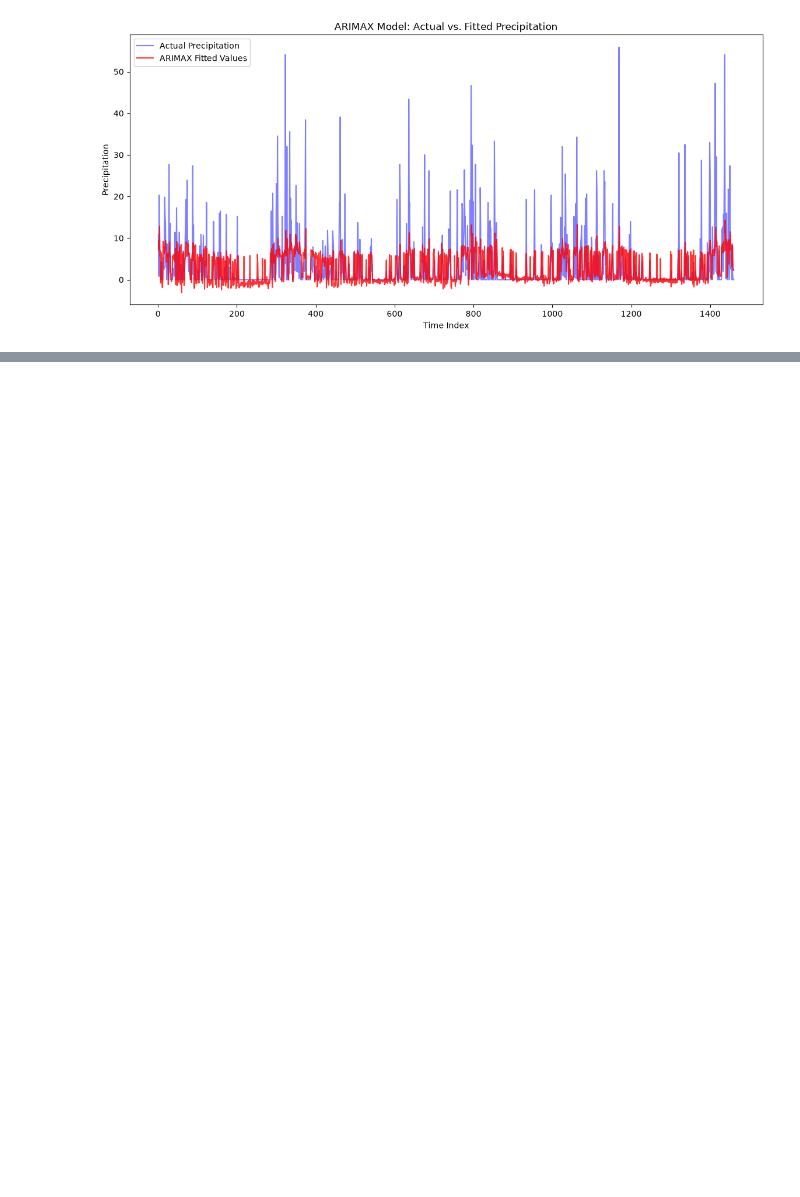
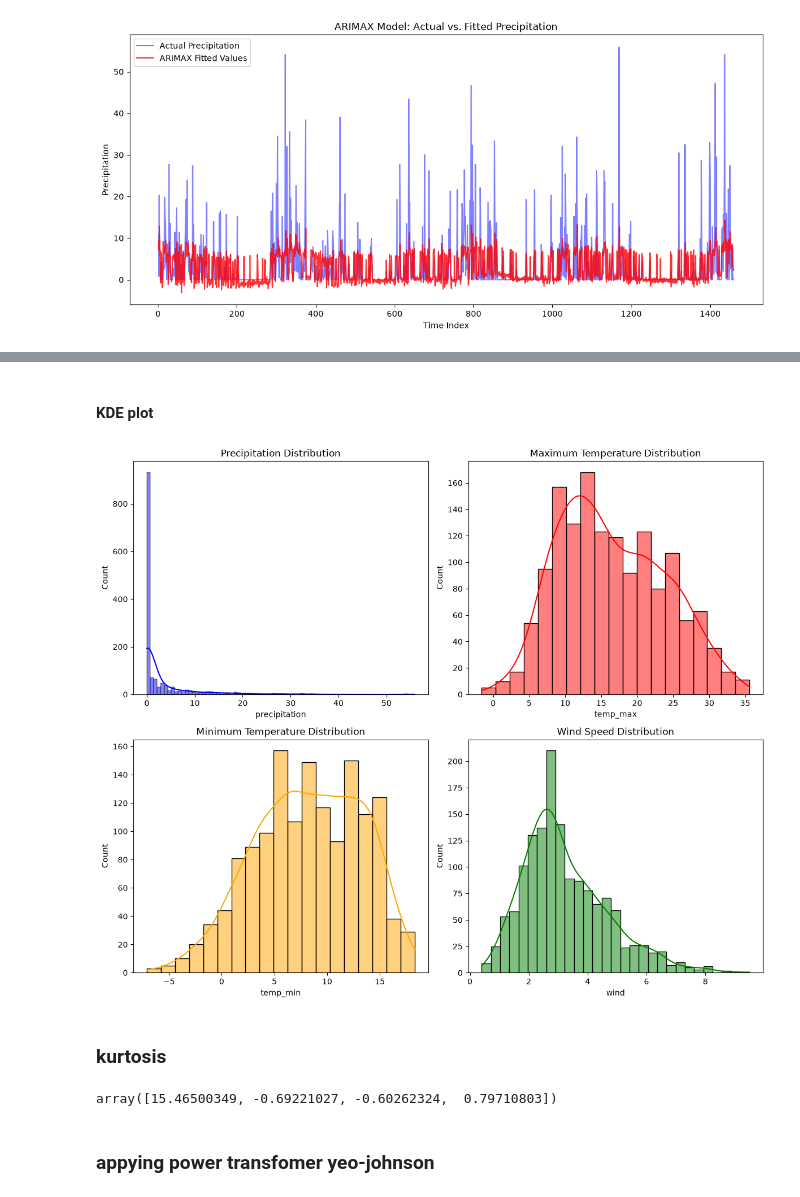
Before and after one commit to AnujThakur-ai/weather-analysis-and-prediction, a Jupyter notebook: weather.ipynb, the cells around one changed output, grey strips where cells are left out. Drawn from its saved outputs; the diff is of its cells as text; code cells hidden in the pictures; blank space fills up the shorter version.

```diff
--- a/weather.ipynb
+++ b/weather.ipynb
@@ -814,0 +919,32 @@ plt.show()
+# %% [markdown]
+#### KDE plot
+# %%
+
+fig, axes = plt.subplots(2, 2, figsize=(12, 10))
+
+# Plot each variable in its own subplot
+sns.histplot(data['precipitation'], kde=True, ax=axes[0, 0], color='blue')
+axes[0, 0].set_title('Precipitation Distribution')
+
+sns.histplot(data['temp_max'], kde=True, ax=axes[0, 1], color='red')
+axes[0, 1].set_title('Maximum Temperature Distribution')
+
+sns.histplot(data['temp_min'], kde=True, ax=axes[1, 0], color='orange')
+axes[1, 0].set_title('Minimum Temperature Distribution')
+
+sns.histplot(data['wind'], kde=True, ax=axes[1, 1], color='green')
+axes[1, 1].set_title('Wind Speed Distribution')
+
+plt.tight_layout()
+plt.show()
+# %% [output]
+[figure, added]
+# %% [markdown]
+### kurtosis
+# %%
+from scipy.stats import kurtosis
+kurtosis(data[['precipitation','temp_max', 'temp_min', 'wind']])
+# %% [output]
+array([15.46500349, -0.69221027, -0.60262324,  0.79710803])
+# %% [markdown]
+### appying power transfomer yeo-johnson
```
Also changed, not shown: parts of 33 cells of this notebook.
